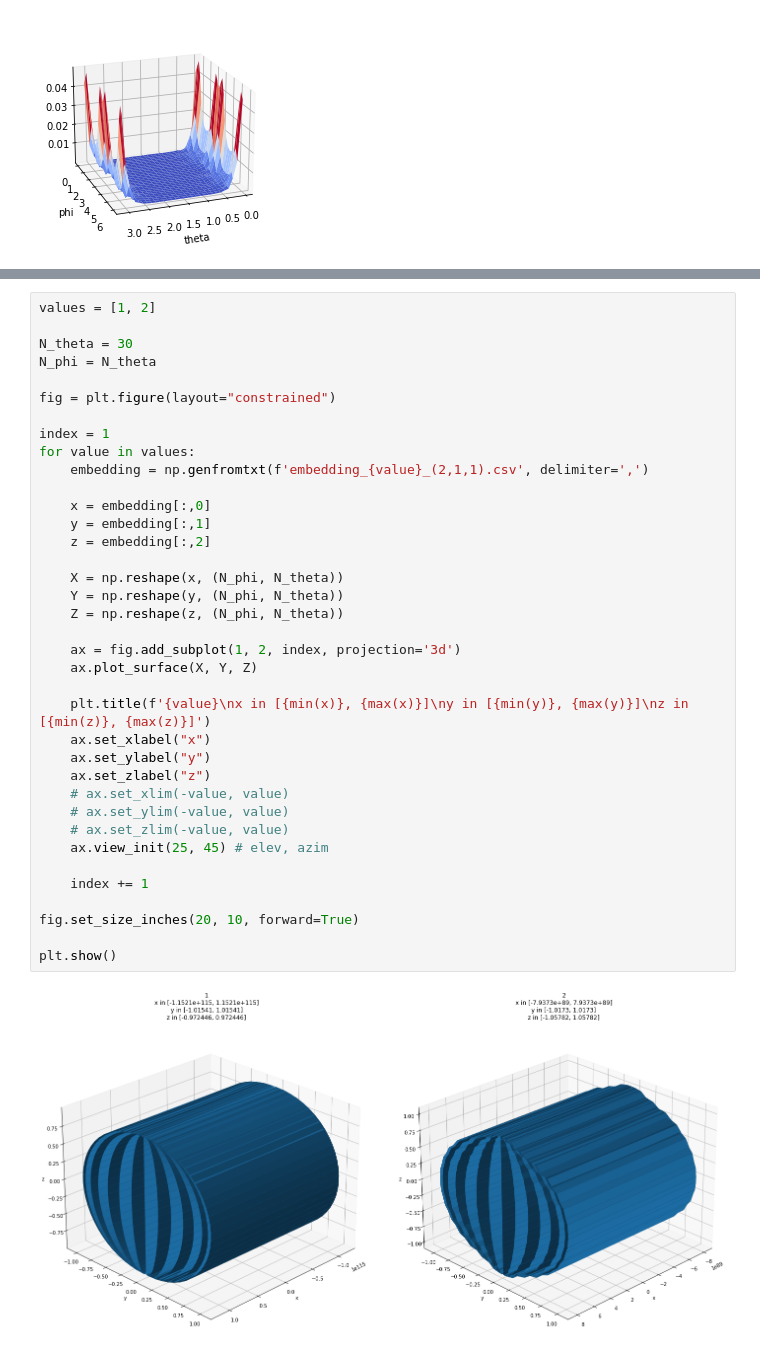
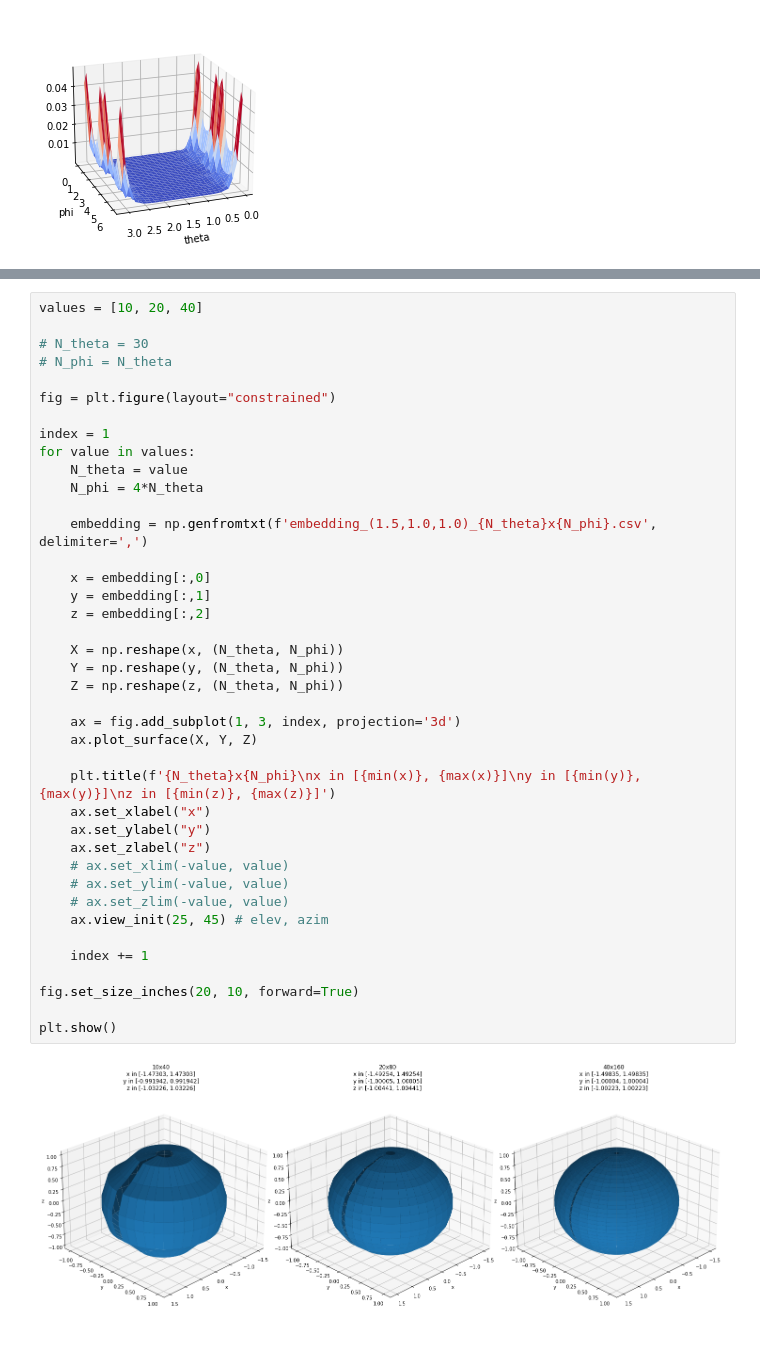
Before and after one commit to iago-mendes/eucled, a Jupyter notebook: src/exercises/08-embedding/assets/plots.ipynb, the cells around one changed output, grey strips where cells are left out. Drawn from its saved outputs; the diff is of its cells as text.

Commit message:
Test convergence of ellipsoid embedding.

```diff
--- a/src/exercises/08-embedding/assets/plots.ipynb
+++ b/src/exercises/08-embedding/assets/plots.ipynb
@@ -156,40 +157,43 @@ plt.tight_layout()
 # %%
-values = [1, 2]
+values = [10, 20, 40]
 
-N_theta = 30
-N_phi = N_theta
+# N_theta = 30
+# N_phi = N_theta
 
 fig = plt.figure(layout="constrained")
 
 index = 1
 for value in values:
-	embedding = np.genfromtxt(f'embedding_{value}_(2,1,1).csv', delimiter=',')
+	N_theta = value
+	N_phi = 4*N_theta
+
+	embedding = np.genfromtxt(f'embedding_(1.5,1.0,1.0)_{N_theta}x{N_phi}.csv', delimiter=',')
 
 	x = embedding[:,0]
 	y = embedding[:,1]
 	z = embedding[:,2]
 
-	X = np.reshape(x, (N_phi, N_theta))
-	Y = np.reshape(y, (N_phi, N_theta))
-	Z = np.reshape(z, (N_phi, N_theta))
+	X = np.reshape(x, (N_theta, N_phi))
+	Y = np.reshape(y, (N_theta, N_phi))
+	Z = np.reshape(z, (N_theta, N_phi))
 
-	ax = fig.add_subplot(1, 2, index, projection='3d')
+	ax = fig.add_subplot(1, 3, index, projection='3d')
 	ax.plot_surface(X, Y, Z)
 
-	plt.title(f'{value}\nx in [{min(x)}, {max(x)}]\ny in [{min(y)}, {max(y)}]\nz in [{min(z)}, {max(z)}]')
+	plt.title(f'{N_theta}x{N_phi}\nx in [{min(x)}, {max(x)}]\ny in [{min(y)}, {max(y)}]\nz in [{min(z)}, {max(z)}]')
 	ax.set_xlabel("x")
 	ax.set_ylabel("y")
 	ax.set_zlabel("z")
 	# ax.set_xlim(-value, value)
 	# ax.set_ylim(-value, value)
 	# ax.set_zlim(-value, value)
 	ax.view_init(25, 45) # elev, azim
 
 	index += 1
 
 fig.set_size_inches(20, 10, forward=True)
 
 plt.show()
 # %% [output]
-[figure, old version]
+[figure, new version]
 # %%
```
Also changed, not shown: parts of 4 cells of this notebook, 1 other file.
